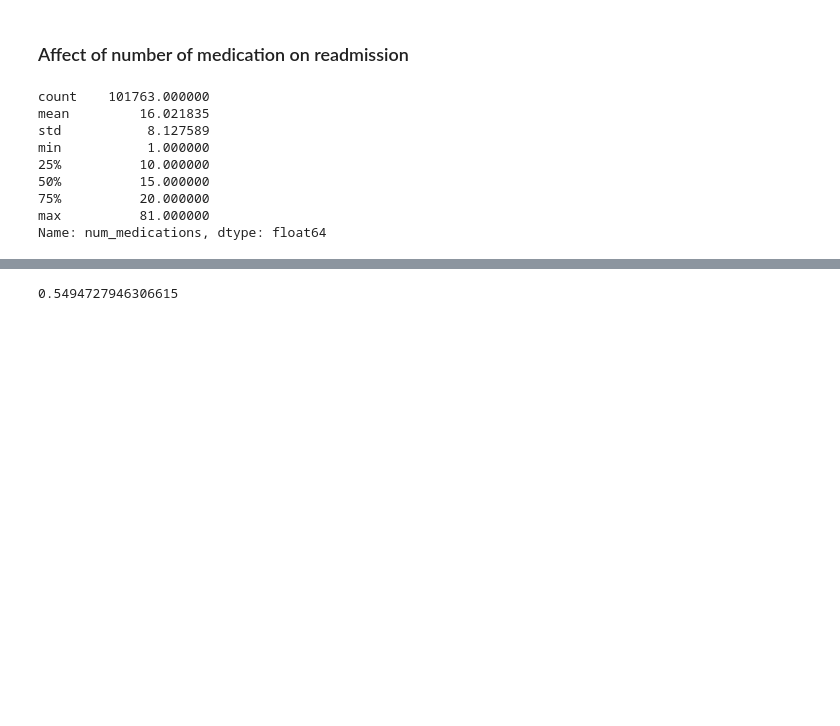
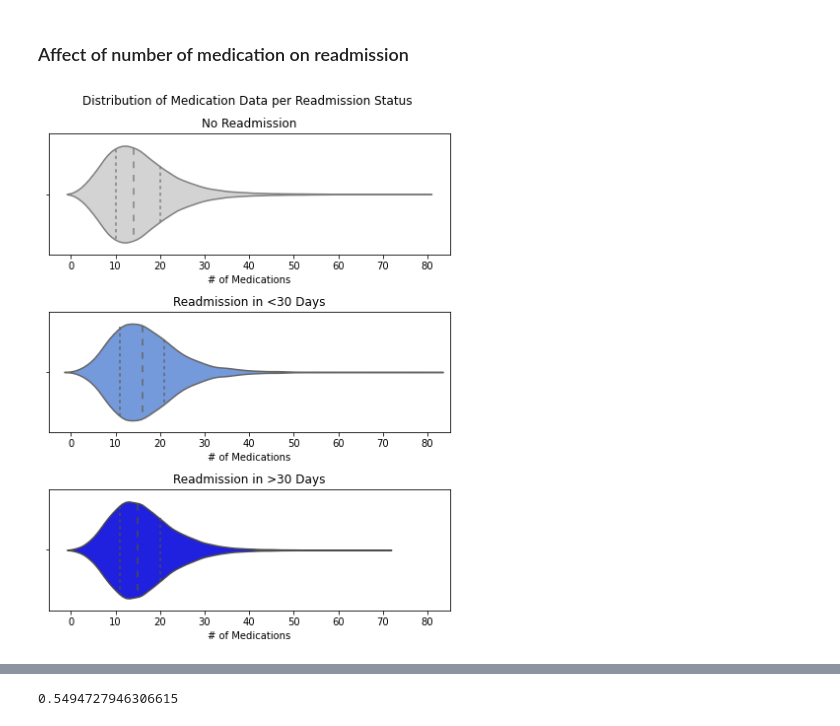
Before and after one commit to yunghanjeong/diabetic_readmission_prediction, a Jupyter notebook: notebooks/diabetes_readmission_eda_jeong.ipynb, the cells around one changed output, grey strips where cells are left out. Saved outputs shown, nothing was run; the diff lists cells and outputs as text; code cells hidden in the pictures; blank space fills up the shorter version.

```diff
--- a/notebooks/diabetes_readmission_eda_jeong.ipynb
+++ b/notebooks/diabetes_readmission_eda_jeong.ipynb
@@ -31,15 +31,3 @@ clean_df.head()
 | 4 | Caucasian | Male | [40-50) | 1 | 1 | 7 | ... |
 # %% [markdown]
 ### Affect of number of medication on readmission
-# %%
-clean_df["num_medications"].describe()
-# %% [output]
-count    101763.000000
-mean         16.021835
-std           8.127589
-min           1.000000
-25%          10.000000
-50%          15.000000
-75%          20.000000
-max          81.000000
-Name: num_medications, dtype: float64
@@ -49,0 +34,37 @@ x2 = clean_df[clean_df.readmitted == 2]["num_medications"]
+# %%
+#set color?
+sns.set_palette("rocket")
+#data slice
+x0 = clean_df[clean_df.readmitted == 0]["num_medications"]
+x1 = clean_df[clean_df.readmitted == 1]["num_medications"]
+x2 = clean_df[clean_df.readmitted == 2]["num_medications"]
+
+#set subplots
+fig, ax = plt.subplots(3,1, figsize=(6,8))
+#subplot 1
+sns.violinplot(x0, color="lightgrey", ax=ax[0], inner="quartile")
+ax[0].set_title("No Readmission")
+ax[0].set_xlim(-5,85)
+ax[0].set_xlabel("# of Medications")
+
+#subplot 2
+sns.violinplot(x1, color="cornflowerblue", ax=ax[1], inner="quartile")
+ax[1].set_title("Readmission in <30 Days")
+ax[1].set_xlim(-5,85)
+ax[1].set_xlabel("# of Medications")
+
+#subplot 3
+sns.violinplot(x2, color="blue", ax=ax[2], inner="quartile")
+ax[2].set_title("Readmission in >30 Days")
+ax[2].set_xlim(-5,85)
+ax[2].set_xlabel("# of Medications")
+
+#prettify
+plt.suptitle("Distribution of Medication Data per Readmission Status")
+plt.tight_layout(); #make it neat
+
+#save
+plt.savefig(r"..\image\num_med_violin.png");
+plt.show();
+# %% [output]
+[figure, added]
```
Also changed, not shown: parts of 12 cells of this notebook, 8 other files.
